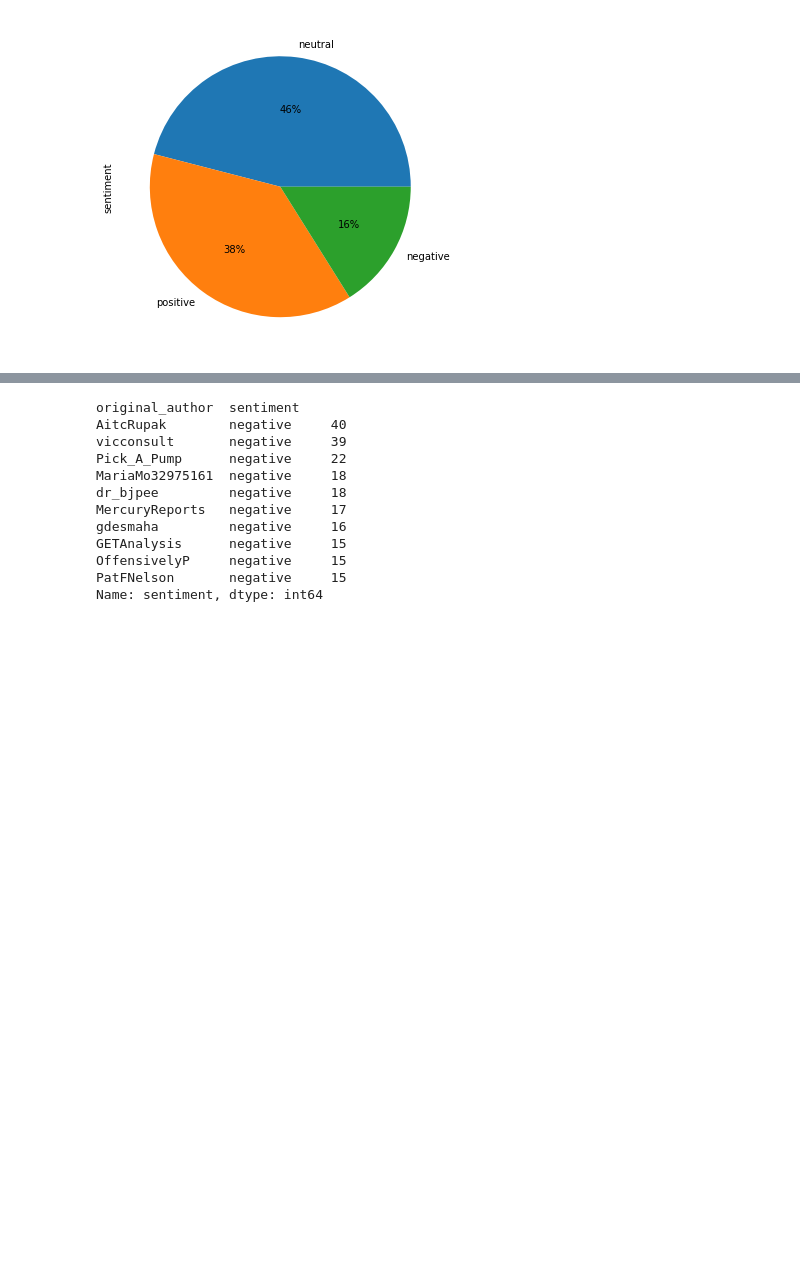
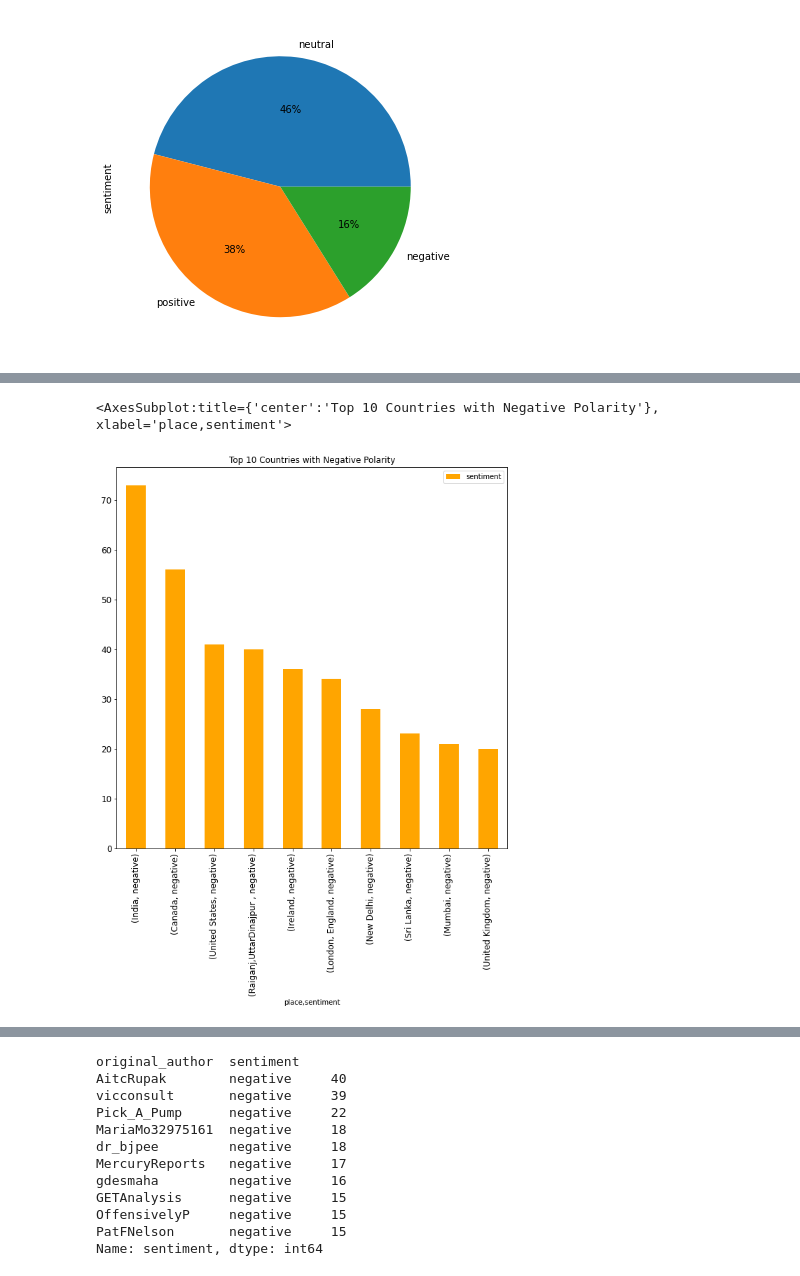
Before and after one commit to jedisam/Twitter-Data-Analysis, a Jupyter notebook: notebooks/Eda.ipynb, the cells around one changed output, grey strips where cells are left out. Cells and saved outputs as stored; diff of their text form; code cells hidden in the pictures; blank space fills up the shorter version.

```diff
--- a/notebooks/Eda.ipynb
+++ b/notebooks/Eda.ipynb
@@ -55,0 +59,2 @@ negative_tweets = df[df.sentiment == 'negative']
+# %%
+top_10_countries_with_negative_polarity = negative_tweets.groupby('place')['sentiment'].value_counts().nlargest(10,  'first')
@@ -55,0 +76,5 @@ negative_tweets = df[df.sentiment == 'negative']
+# %%
+top_10_countries_with_negative_polarity.plot(kind='bar', figsize=(10,10), color='orange', title='Top 10 Countries with Negative Polarity', legend=True, fontsize=12)
+# %% [output]
+<AxesSubplot:title={'center':'Top 10 Countries with Negative Polarity'}, xlabel='place,sentiment'>
+[figure, added]
```
Also changed, not shown: parts of 6 cells of this notebook.
